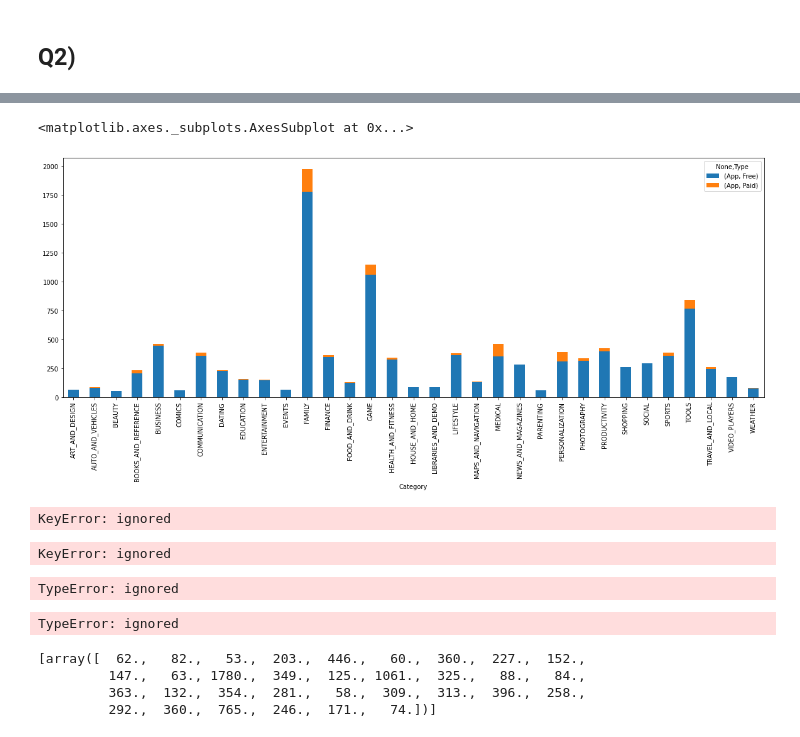
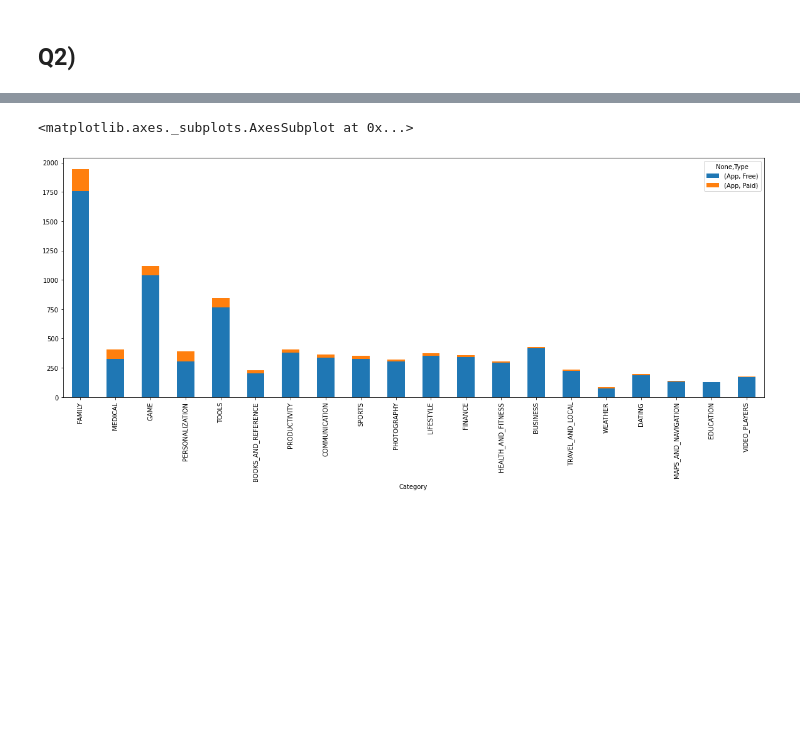
Before and after one commit to Akn-ag/Play-store-app-review-analysis, a Jupyter notebook: Play_Store_App_Review_Analysis_Capstone_Project.ipynb, the cells around one changed output, grey strips where cells are left out. Saved outputs shown, nothing was run; the diff lists cells and outputs as text; code cells hidden in the pictures; blank space fills up the shorter version.

```diff
--- a/Play_Store_App_Review_Analysis_Capstone_Project.ipynb
+++ b/Play_Store_App_Review_Analysis_Capstone_Project.ipynb
@@ -80,3 +130,7 @@ memory usage: 1.1+ MB
+# %%
+#droping duplicate values
+df1.drop_duplicates(inplace=True)
+df1.reset_index(inplace=True,drop=True)
 # %%
 # define a function to get more info from dataset
 
@@ -131,5 +169,5 @@ df1
 # %%
-df1.drop(df1.index[10472],axis=0,inplace=True)
+df1.drop(df1.index[9990],axis=0,inplace=True)
 # %%
 #filling na values using fillna method
 
@@ -144,10 +182,13 @@ df1['Size'] = df1['Size'].apply(lambda x: float(x))
 # %%
 df1['Installs'] = df1['Installs'].apply(lambda x: str(x).replace('+', '') if '+' in str(x) else x)
 df1['Installs'] = df1['Installs'].apply(lambda x: str(x).replace(',', '') if ',' in str(x) else x)
+# %%
+df1["Price"] = df1["Price"].apply(lambda x:x.replace("$","") if "$" in str(x)else x)
 # %%
 df1['Reviews']=pd.to_numeric(df1['Reviews'])
 df1['Installs']=pd.to_numeric(df1['Installs'])
 df1['Size']=pd.to_numeric(df1['Size'])
+df1['Price']=pd.to_numeric(df1['Price'])
 # %%
 df1.describe()
 # %% [output]
@@ -246,29 +401,6 @@ sns.distplot(df1.Rating)
 # %%
-app_count=df1.groupby(['Category','Type'])[['App']].count().sortunstack()
-app_count.plot(kind='bar',stacked=True, figsize=(20,7))
+app_count_by_category_sorted_by_paid=df1.groupby(['Category','Type'])[['App']].count().unstack().sort_values(by=[('App', 'Paid')],ascending=False).head(20)
+app_count_by_category_sorted_by_paid.plot(kind='bar',stacked=True, figsize=(20,7))
 # %% [output]
 <matplotlib.axes._subplots.AxesSubplot at 0x...>
-[figure, old version]
+[figure, new version]
-# %%
-app_count.sort_values('Paid',ascending=False)
-# %% [output]
-KeyError: ignored
-# %%
-app_count.sort_values('Paid',ascending=False)
-# %% [output]
-KeyError: ignored
-# %%
-sns.barplot(app_count.index)
-# %% [output]
-TypeError: ignored
-# %%
-sns.barplot(app_count.index, list((app_count.App.values[:,:1]).reshape((1,33))))
-# %% [output]
-TypeError: ignored
-# %%
-list((app_count.App.values[:,:1]).reshape((1,33)))
-# %% [output]
-[array([  62.,   82.,   53.,  203.,  446.,   60.,  360.,  227.,  152.,
-         147.,   63., 1780.,  349.,  125., 1061.,  325.,   88.,   84.,
-         363.,  132.,  354.,  281.,   58.,  309.,  313.,  396.,  258.,
-         292.,  360.,  765.,  246.,  171.,   74.])]
```
Also changed, not shown: parts of 47 cells of this notebook.
